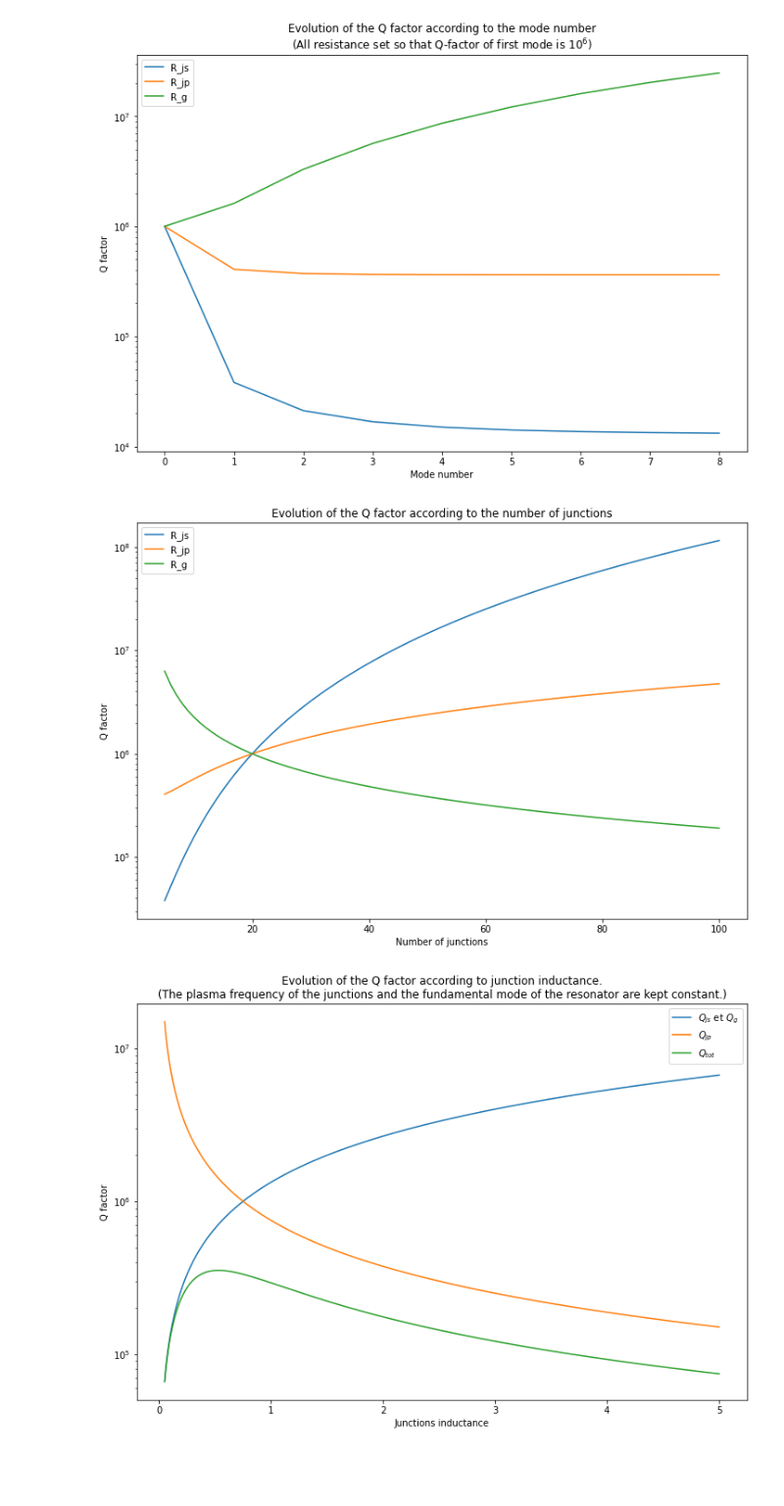
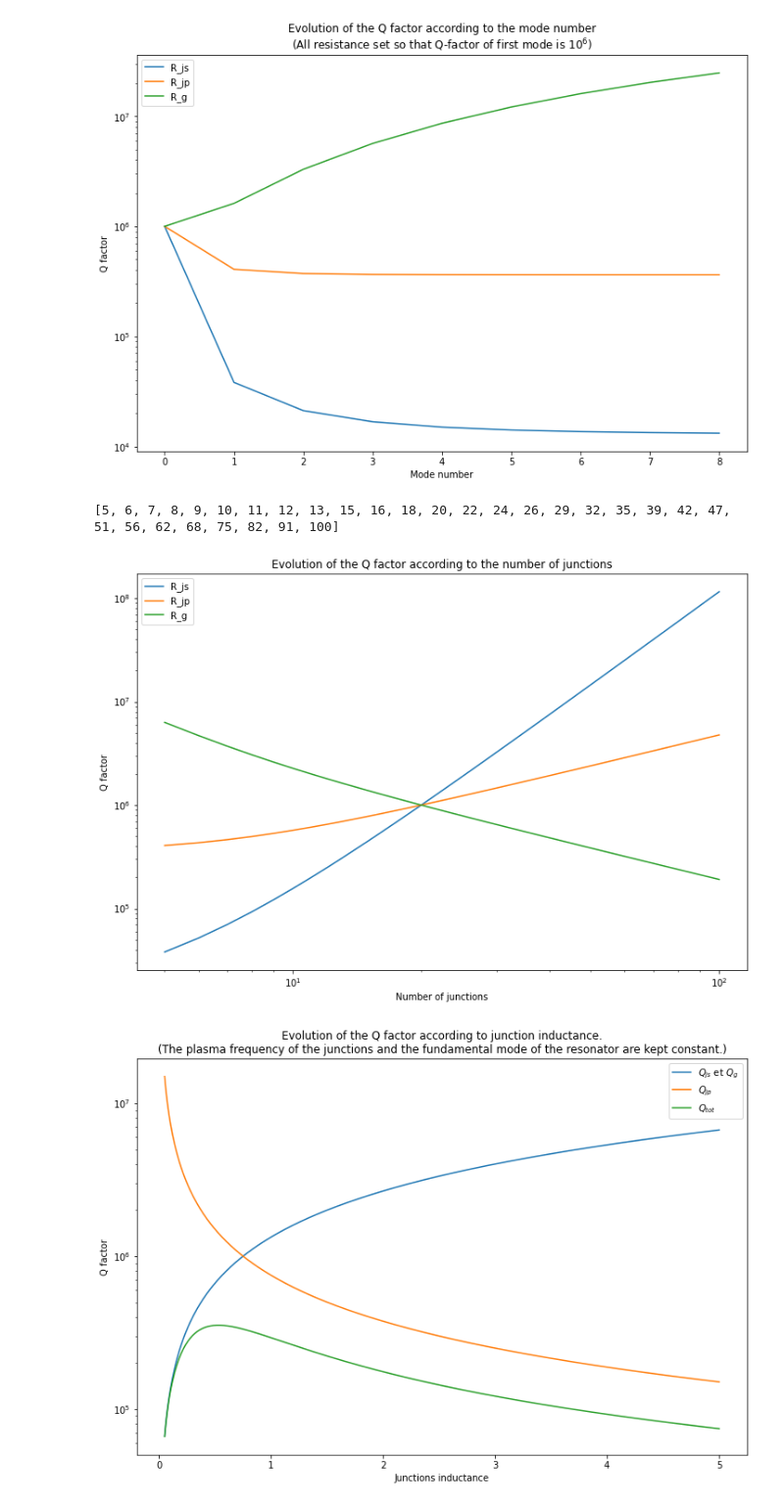
Before and after one commit to RemiRousseau/JJarray_formal, a Jupyter notebook: graphs_lossy.ipynb, the cells around one changed output. Shown: that part at 98% size. Saved outputs shown, nothing was run; the diff lists cells and outputs as text; code cells hidden in the pictures; blank space fills up the shorter version.

```diff
--- a/graphs_lossy.ipynb
+++ b/graphs_lossy.ipynb
@@ -57,7 +57,9 @@ ct = 6.5e-5
 q0_var_rjs, q0_var_rjp, q0_var_rg = [], [], []
 # var_rjs,var_rjp,var_rg = 7.18e-5,7.032e7,2.856e9 #Fixed for Q factor linked to this loss at 10**6, and 20 junctions
 var_rjs,var_rjp,var_rg = 5.556779487e-3,2.559081194e7,1.03929175e9
-n_var = range(5,101)
+n_var = np.logspace(0,2,50)
+n_var= list(set([int(val) for val in n_var if int(val)>4]))
+print(n_var)
 for n_jct in n_var:
     res_compute = Array(n_jct,[lj,cj,var_rjs,rjp,cg,rg,ct])
     res_compute.resonator_correction()
@@ -70,19 +72,22 @@ for n_jct in n_var:
     res_compute = Array(n_jct,[lj,cj,rjs,rjp,cg,var_rg,ct])
     res_compute.resonator_correction()
     q0_var_rg.append(res_compute.get_resonator_q())
+# %% [output]
+[5, 6, 7, 8, 9, 10, 11, 12, 13, 15, 16, 18, 20, 22, 24, 26, 29, 32, 35, 39, 42, 47, 51, 56, 62, 68, 75, 82, 91, 100]
 # %%
 fig,ax = plt.subplots(figsize=(12,8))
 ax.plot(n_var, [el[0] for el in q0_var_rjs], label="R_js")
 ax.plot(n_var, [el[0] for el in q0_var_rjp],label="R_jp")
 ax.plot(n_var, [el[0] for el in q0_var_rg],label="R_g")
 ax.legend()
 ax.set_xlabel("Number of junctions")
 ax.set_ylabel("Q factor")
 ax.set_title("Evolution of the Q factor according to the number of junctions")
 ax.set_yscale("log")
-#fig.savefig("graphs/Q_factor_evolution_number_jct_R_j_in_resonator.jpg")
+ax.set_xscale("log")
+#fig.savefig("graphs/Q_factor_evolution_number_jct_R_j_in_resonator_log_log.jpg")
 # %% [output]
-[figure, old version]
+[figure, new version]
 # %%
 n_jct = 20
 n_plot = 10
```
Also changed, not shown: parts of 1 cell of this notebook, 2 other files.
